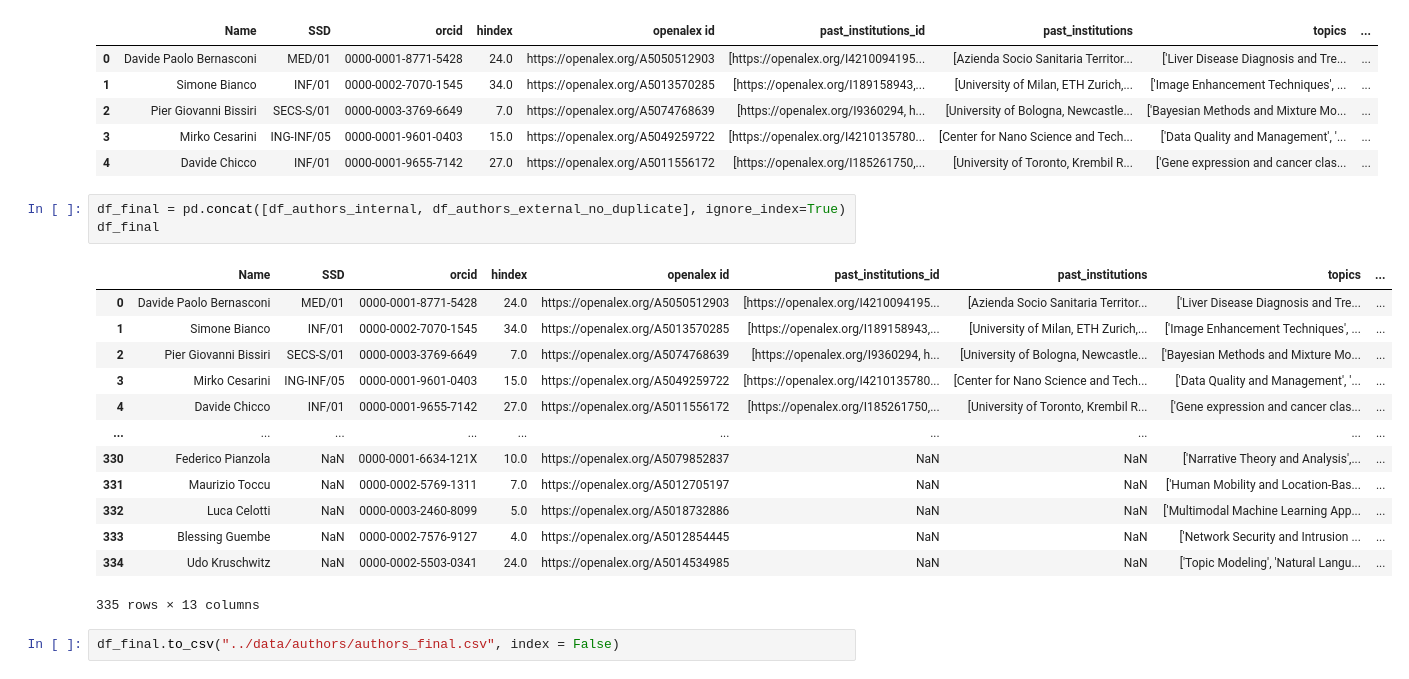
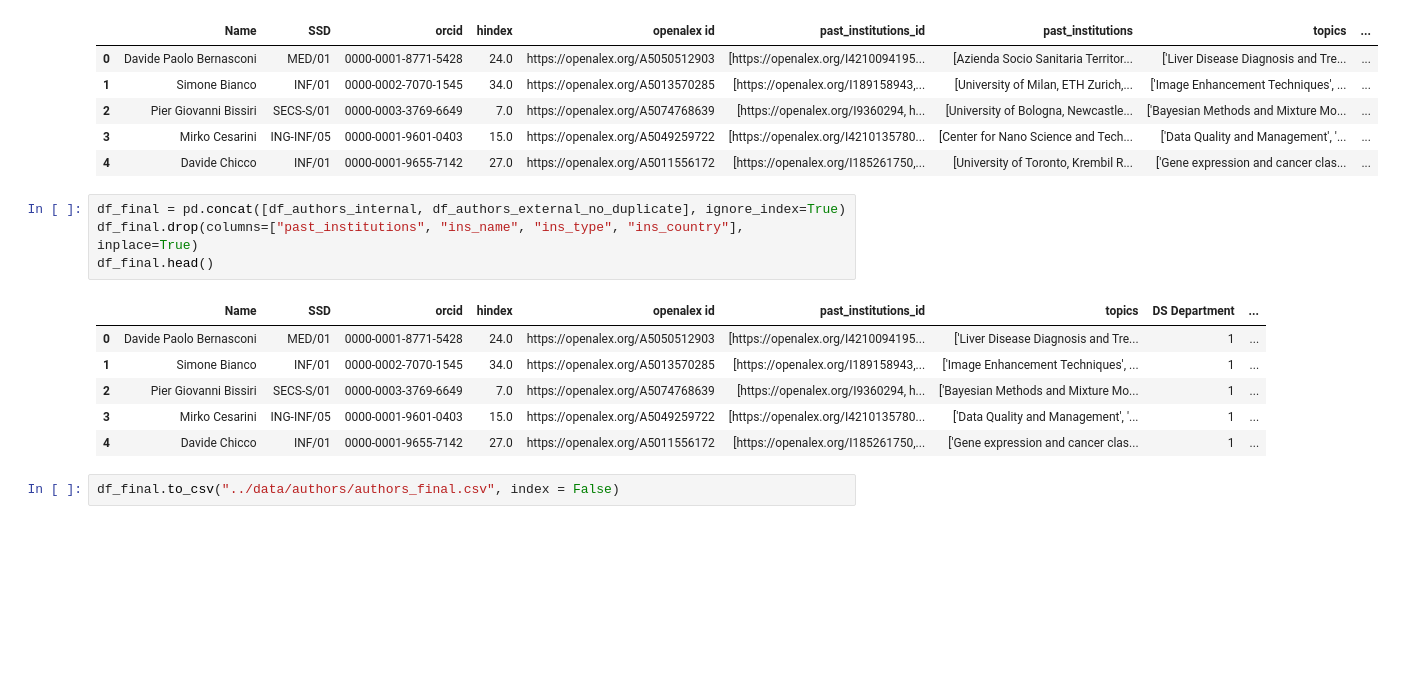
Before and after one commit to keitaVigano/KB_data_science, a Jupyter notebook: notebooks/retrieve_authors_external.ipynb, the cells around one changed output. Saved outputs shown, nothing was run; the diff lists cells and outputs as text; blank space fills up the shorter version.

Commit message:
removed unnecessary columns

```diff
--- a/notebooks/retrieve_authors_external.ipynb
+++ b/notebooks/retrieve_authors_external.ipynb
@@ -220,20 +220,14 @@ df_authors_internal.head()
 | 4 | Davide Chicco | INF/01 | 0000-0001-9655-7142 | 27.0 | https://openalex.org/A5011556172 | [https://openalex.org/I185261750,... | [University of Toronto, Krembil R... | ['Gene expression and cancer clas... | ... |
 # %%
 df_final = pd.concat([df_authors_internal, df_authors_external_no_duplicate], ignore_index=True)
-df_final
+df_final.drop(columns=["past_institutions", "ins_name", "ins_type", "ins_country"], inplace=True)
+df_final.head()
 # %% [output]
-|  | Name | SSD | orcid | hindex | openalex id | past_institutions_id | past_institutions | topics | ... |
-| 0 | Davide Paolo Bernasconi | MED/01 | 0000-0001-8771-5428 | 24.0 | https://openalex.org/A5050512903 | [https://openalex.org/I4210094195... | [Azienda Socio Sanitaria Territor... | ['Liver Disease Diagnosis and Tre... | ... |
-| 1 | Simone Bianco | INF/01 | 0000-0002-7070-1545 | 34.0 | https://openalex.org/A5013570285 | [https://openalex.org/I189158943,... | [University of Milan, ETH Zurich,... | ['Image Enhancement Techniques', ... | ... |
-| 2 | Pier Giovanni Bissiri | SECS-S/01 | 0000-0003-3769-6649 | 7.0 | https://openalex.org/A5074768639 | [https://openalex.org/I9360294, h... | [University of Bologna, Newcastle... | ['Bayesian Methods and Mixture Mo... | ... |
-| 3 | Mirko Cesarini | ING-INF/05 | 0000-0001-9601-0403 | 15.0 | https://openalex.org/A5049259722 | [https://openalex.org/I4210135780... | [Center for Nano Science and Tech... | ['Data Quality and Management', '... | ... |
-| 4 | Davide Chicco | INF/01 | 0000-0001-9655-7142 | 27.0 | https://openalex.org/A5011556172 | [https://openalex.org/I185261750,... | [University of Toronto, Krembil R... | ['Gene expression and cancer clas... | ... |
-| ... | ... | ... | ... | ... | ... | ... | ... | ... | ... |
-| 330 | Federico Pianzola | NaN | 0000-0001-6634-121X | 10.0 | https://openalex.org/A5079852837 | NaN | NaN | ['Narrative Theory and Analysis',... | ... |
-| 331 | Maurizio Toccu | NaN | 0000-0002-5769-1311 | 7.0 | https://openalex.org/A5012705197 | NaN | NaN | ['Human Mobility and Location-Bas... | ... |
-| 332 | Luca Celotti | NaN | 0000-0003-2460-8099 | 5.0 | https://openalex.org/A5018732886 | NaN | NaN | ['Multimodal Machine Learning App... | ... |
-| 333 | Blessing Guembe | NaN | 0000-0002-7576-9127 | 4.0 | https://openalex.org/A5012854445 | NaN | NaN | ['Network Security and Intrusion ... | ... |
-| 334 | Udo Kruschwitz | NaN | 0000-0002-5503-0341 | 24.0 | https://openalex.org/A5014534985 | NaN | NaN | ['Topic Modeling', 'Natural Langu... | ... |
+|  | Name | SSD | orcid | hindex | openalex id | past_institutions_id | topics | DS Department | ... |
+| 0 | Davide Paolo Bernasconi | MED/01 | 0000-0001-8771-5428 | 24.0 | https://openalex.org/A5050512903 | [https://openalex.org/I4210094195... | ['Liver Disease Diagnosis and Tre... | 1 | ... |
+| 1 | Simone Bianco | INF/01 | 0000-0002-7070-1545 | 34.0 | https://openalex.org/A5013570285 | [https://openalex.org/I189158943,... | ['Image Enhancement Techniques', ... | 1 | ... |
+| 2 | Pier Giovanni Bissiri | SECS-S/01 | 0000-0003-3769-6649 | 7.0 | https://openalex.org/A5074768639 | [https://openalex.org/I9360294, h... | ['Bayesian Methods and Mixture Mo... | 1 | ... |
+| 3 | Mirko Cesarini | ING-INF/05 | 0000-0001-9601-0403 | 15.0 | https://openalex.org/A5049259722 | [https://openalex.org/I4210135780... | ['Data Quality and Management', '... | 1 | ... |
+| 4 | Davide Chicco | INF/01 | 0000-0001-9655-7142 | 27.0 | https://openalex.org/A5011556172 | [https://openalex.org/I185261750,... | ['Gene expression and cancer clas... | 1 | ... |
-335 rows × 13 columns
 # %%
 df_final.to_csv("../data/authors/authors_final.csv", index = False)
```
Also changed, not shown: 1 other file.
